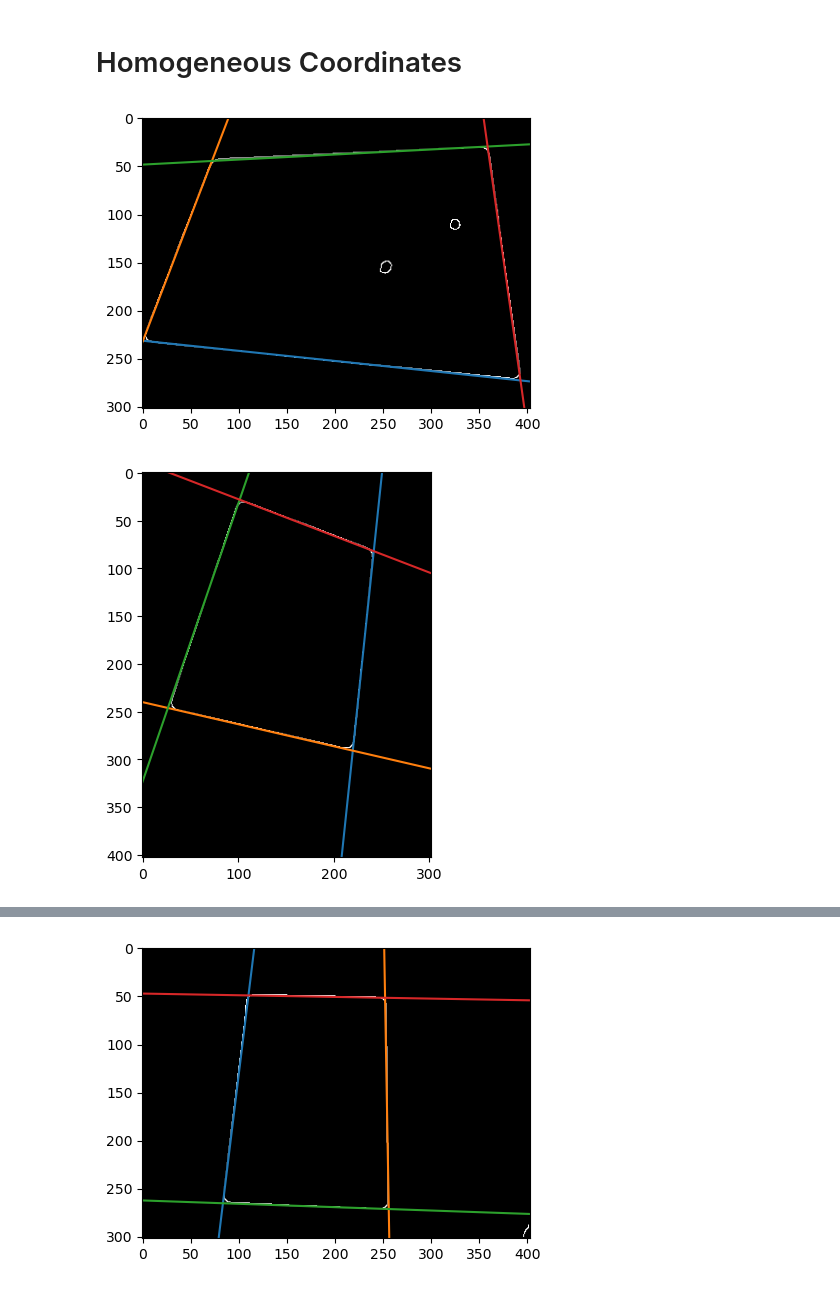
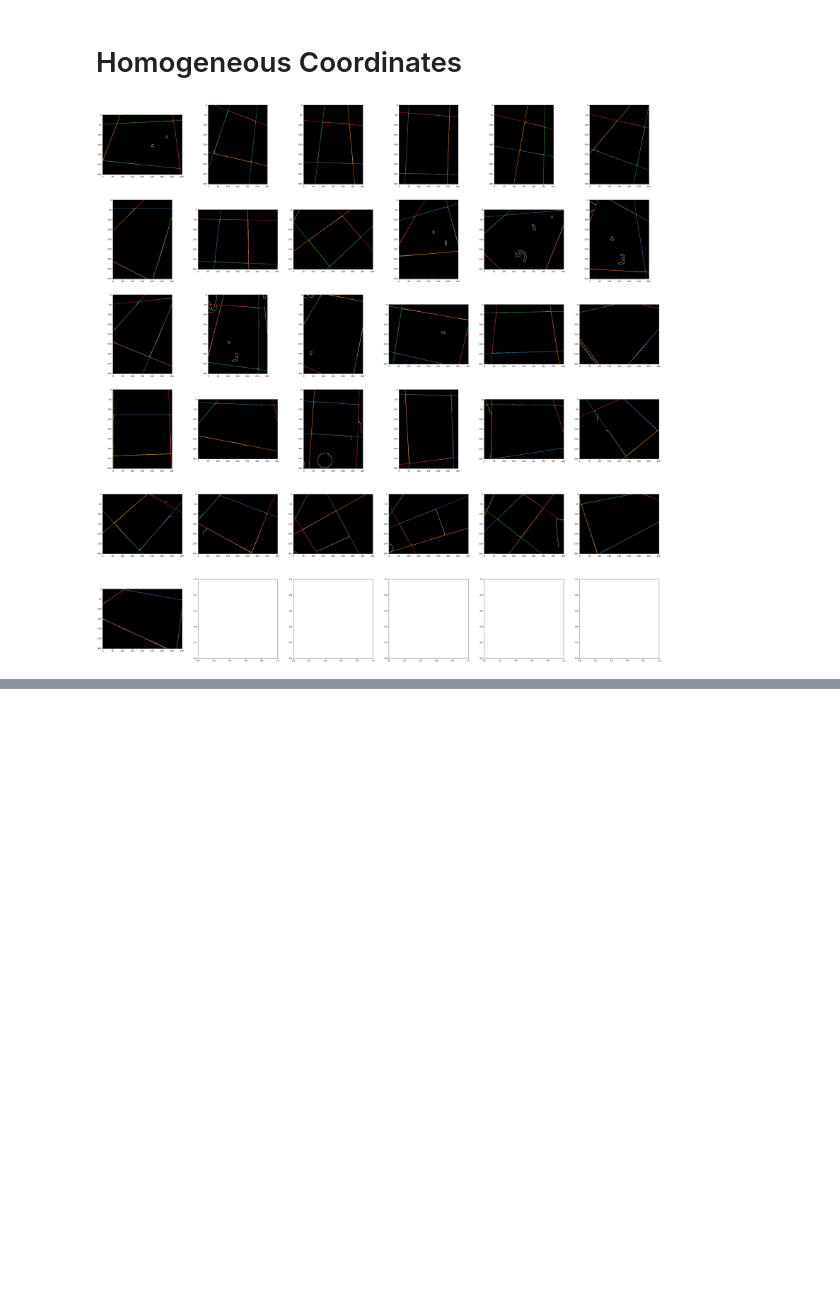
Before and after one commit to dudomatik/comp_vis, a Jupyter notebook: HW/Homework.ipynb, the cells around one changed output, grey strips where cells are left out. Saved outputs shown, nothing was run; the diff lists cells and outputs as text; code cells hidden in the pictures; blank space fills up the shorter version.

```diff
--- a/HW/Homework.ipynb
+++ b/HW/Homework.ipynb
@@ -48,5 +54,9 @@ interactive(children=(Dropdown(description='image', options=(0, 1, 2, 3, 4, 5, 6
 # %% [markdown]
 # Canny Edges + Hough Transform
+# %%
+#helper function for ceil divition
+def ceildiv(a, b):
+    return -(a // -b)
 # %%
 @widgets.interact(hough_threshold=(0,500,1),
                   disk_size=(0,30),
@@ -110,29 +125,33 @@ for i in range(len(images_ds)):
 # %%
 #convert to homogeneous coordinates
 h_coordinates = []
+#prepare plot
+columns = 6
+fig, axs = plt.subplots(ncols=columns, nrows = ceildiv(len(images_ds),columns), figsize=(50,50))
 for i, lines_pic in enumerate(lines_pics):
     h_coordinates_per_pic = []
-    #plot
-    fig,(ax0) = plt.subplots(1,1)
-    ax0.imshow(ims_edges[i], cmap="gray", vmin=0, vmax=1)
+
+    #plot canny edges
+    r = i // columns
+    c = i % columns
+    axs[r][c].imshow(ims_edges[i], cmap="gray", vmin=0, vmax=1)
 
     for line in lines_pic:
         angle = line[0]
         dist = line[1]
         #nearest point to origin
         p0 = np.array([dist*np.cos(angle), dist*np.sin(angle)])
         #slope
         slope = np.array([np.cos(angle+np.pi/2), np.sin(angle+np.pi/2)])
 
         #2 points with 1000 pixels distance
         p1 = p0 - slope * 1000
         p2 = p0 + slope * 1000
 
-        ax0.plot([p1[0],p2[0]],[p1[1],p2[1]], scalex=False, scaley=False)
+        axs[r][c].plot([p1[0],p2[0]],[p1[1],p2[1]], scalex=False, scaley=False)
 
         h_coordinates_per_pic.append(np.cross(np.append(p1,1),np.append(p2,1)))
 
     h_coordinates.append(h_coordinates_per_pic)
 # %% [output]
-[figure, old version]
+[figure, new version]
-[figure, removed]
@@ -144 +157,0 @@ for i, lines_pic in enumerate(lines_pics):
-[figure, removed]
```
Also changed, not shown: parts of 7 cells of this notebook, 4 other files.
